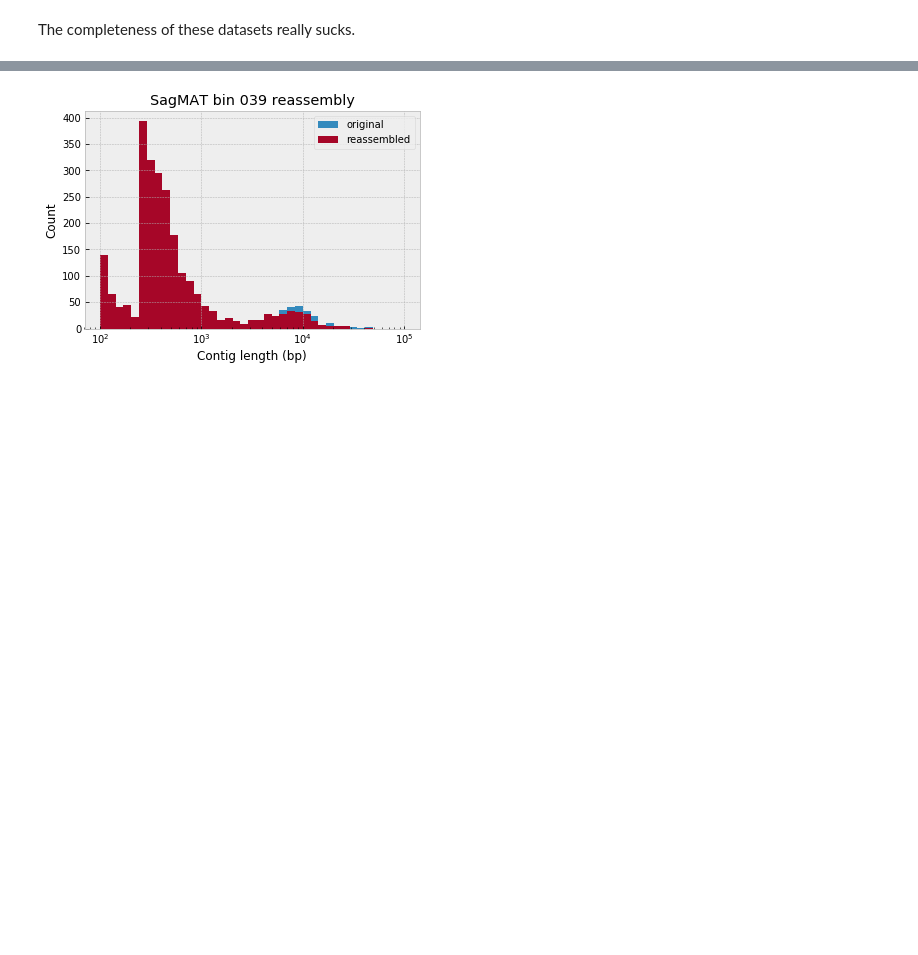
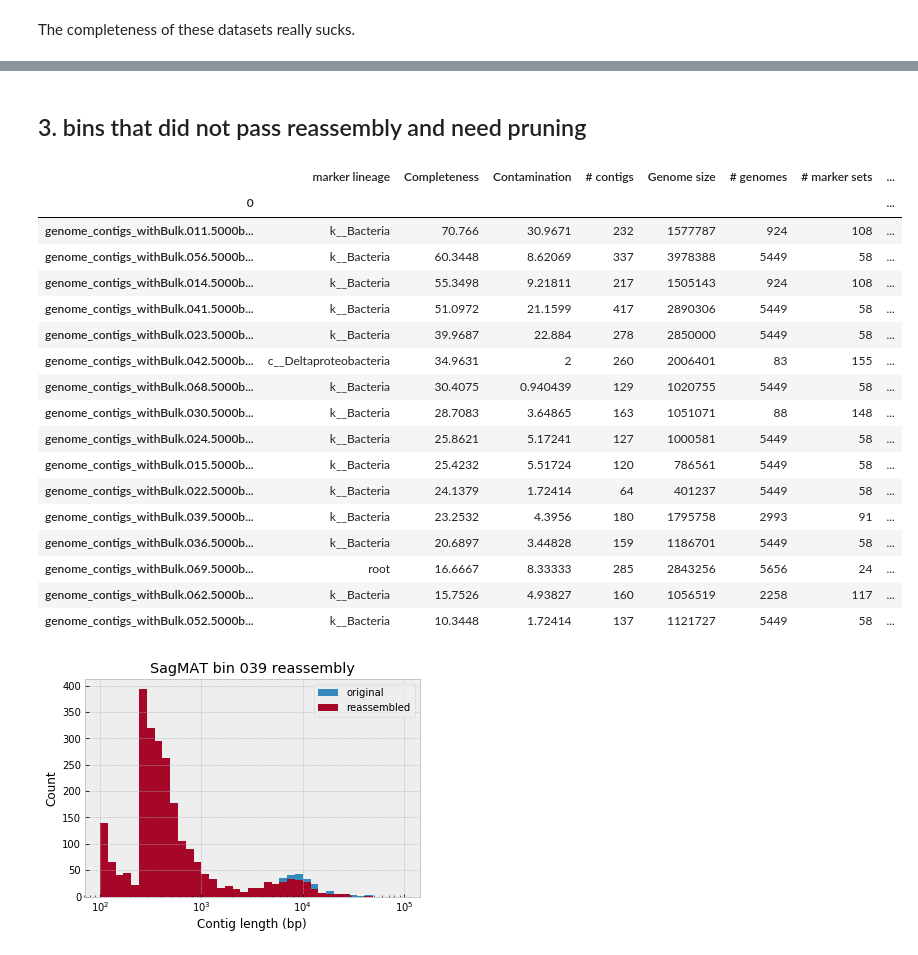
Before and after one commit to BojkArth/minimeta_notebooks, a Jupyter notebook: 201901_postReassemblyPruning_SagMAT.ipynb, the cells around one changed output, grey strips where cells are left out. Drawn from its saved outputs; the diff is of its cells as text; code cells hidden in the pictures; blank space fills up the shorter version.

Commit message:
finished SagMAT pruning, waiting for checkm

```diff
--- a/201901_postReassemblyPruning_SagMAT.ipynb
+++ b/201901_postReassemblyPruning_SagMAT.ipynb
@@ -240,6 +245,30 @@ chkm_reas[chkm_reas.index.isin(indices)]
 | genome_contigs_withBulk.001.5000b... | root | 0 | 0 | 29 | 253471 | 5656 | 24 | ... |
 | genome_contigs_withBulk.009.5000b... | root | 0 | 0 | 11 | 85139 | 5656 | 24 | ... |
 | genome_contigs_withBulk.019.5000b... | root | 0 | 0 | 2 | 11824 | 5656 | 24 | ... |
+# %% [markdown]
+## 3. bins that did not pass reassembly and need pruning
+# %%
+bins_for_pruning = chkm_reas[chkm_reas.index.isin(indices)&((chkm_reas['Contamination']>5)|(chkm_reas['Strain heterogeneity']>5))].index
+chkm_reas[chkm_reas.index.isin(indices)&((chkm_reas['Contamination']>5)|(chkm_reas['Strain heterogeneity']>5))]
+# %% [output]
+|  | marker lineage | Completeness | Contamination | # contigs | Genome size | # genomes | # marker sets | ... |
+| 0 |  |  |  |  |  |  |  | ... |
+| genome_contigs_withBulk.011.5000b... | k__Bacteria | 70.766 | 30.9671 | 232 | 1577787 | 924 | 108 | ... |
+| genome_contigs_withBulk.056.5000b... | k__Bacteria | 60.3448 | 8.62069 | 337 | 3978388 | 5449 | 58 | ... |
+| genome_contigs_withBulk.014.5000b... | k__Bacteria | 55.3498 | 9.21811 | 217 | 1505143 | 924 | 108 | ... |
+| genome_contigs_withBulk.041.5000b... | k__Bacteria | 51.0972 | 21.1599 | 417 | 2890306 | 5449 | 58 | ... |
+| genome_contigs_withBulk.023.5000b... | k__Bacteria | 39.9687 | 22.884 | 278 | 2850000 | 5449 | 58 | ... |
+| genome_contigs_withBulk.042.5000b... | c__Deltaproteobacteria | 34.9631 | 2 | 260 | 2006401 | 83 | 155 | ... |
+| genome_contigs_withBulk.068.5000b... | k__Bacteria | 30.4075 | 0.940439 | 129 | 1020755 | 5449 | 58 | ... |
+| genome_contigs_withBulk.030.5000b... | k__Bacteria | 28.7083 | 3.64865 | 163 | 1051071 | 88 | 148 | ... |
+| genome_contigs_withBulk.024.5000b... | k__Bacteria | 25.8621 | 5.17241 | 127 | 1000581 | 5449 | 58 | ... |
+| genome_contigs_withBulk.015.5000b... | k__Bacteria | 25.4232 | 5.51724 | 120 | 786561 | 5449 | 58 | ... |
+| genome_contigs_withBulk.022.5000b... | k__Bacteria | 24.1379 | 1.72414 | 64 | 401237 | 5449 | 58 | ... |
+| genome_contigs_withBulk.039.5000b... | k__Bacteria | 23.2532 | 4.3956 | 180 | 1795758 | 2993 | 91 | ... |
+| genome_contigs_withBulk.036.5000b... | k__Bacteria | 20.6897 | 3.44828 | 159 | 1186701 | 5449 | 58 | ... |
+| genome_contigs_withBulk.069.5000b... | root | 16.6667 | 8.33333 | 285 | 2843256 | 5656 | 24 | ... |
+| genome_contigs_withBulk.062.5000b... | k__Bacteria | 15.7526 | 4.93827 | 160 | 1056519 | 2258 | 117 | ... |
+| genome_contigs_withBulk.052.5000b... | k__Bacteria | 10.3448 | 1.72414 | 137 | 1121727 | 5449 | 58 | ... |
 # %%
 import HTSeq
 # %%
```
Also changed, not shown: parts of 21 cells of this notebook.
